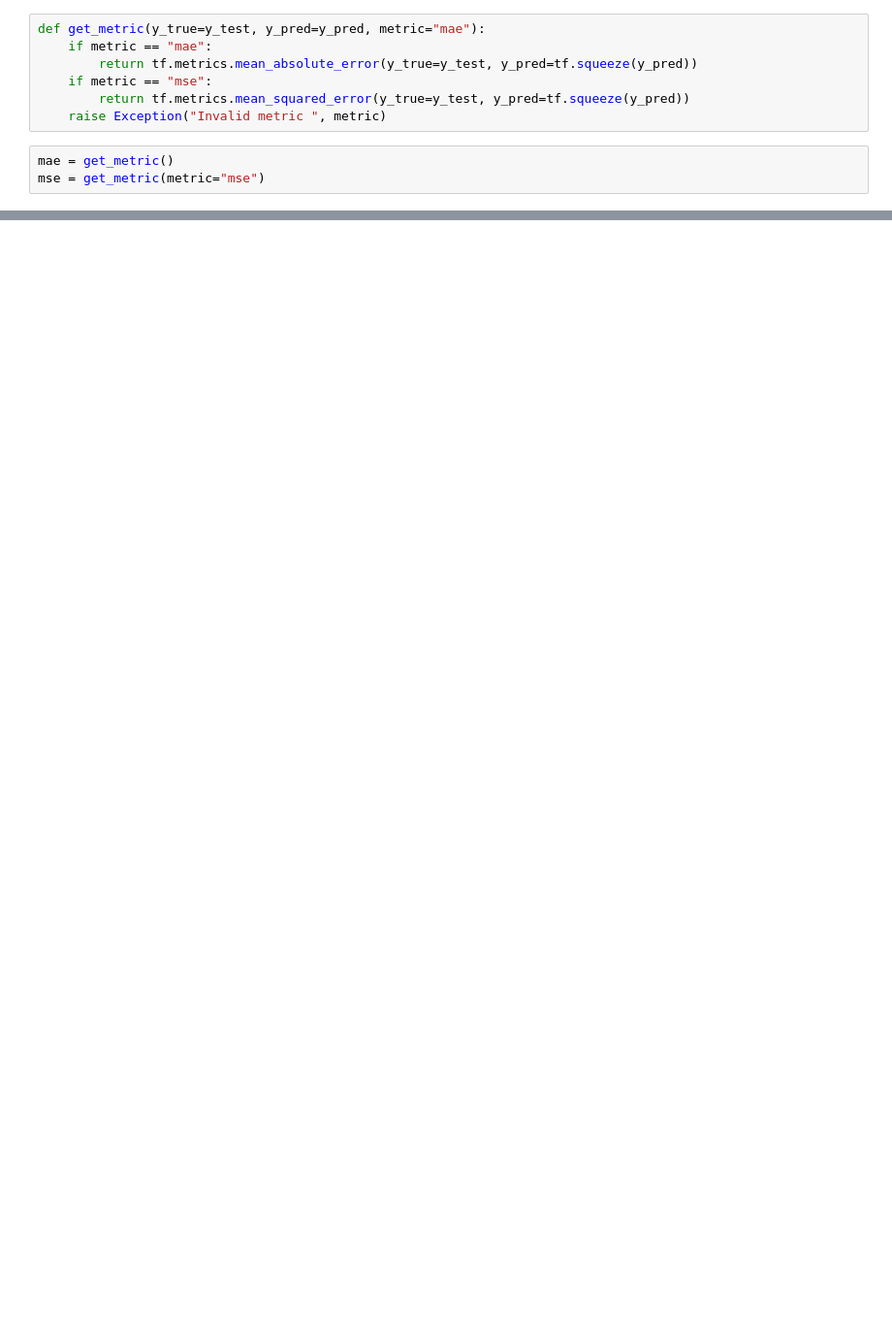
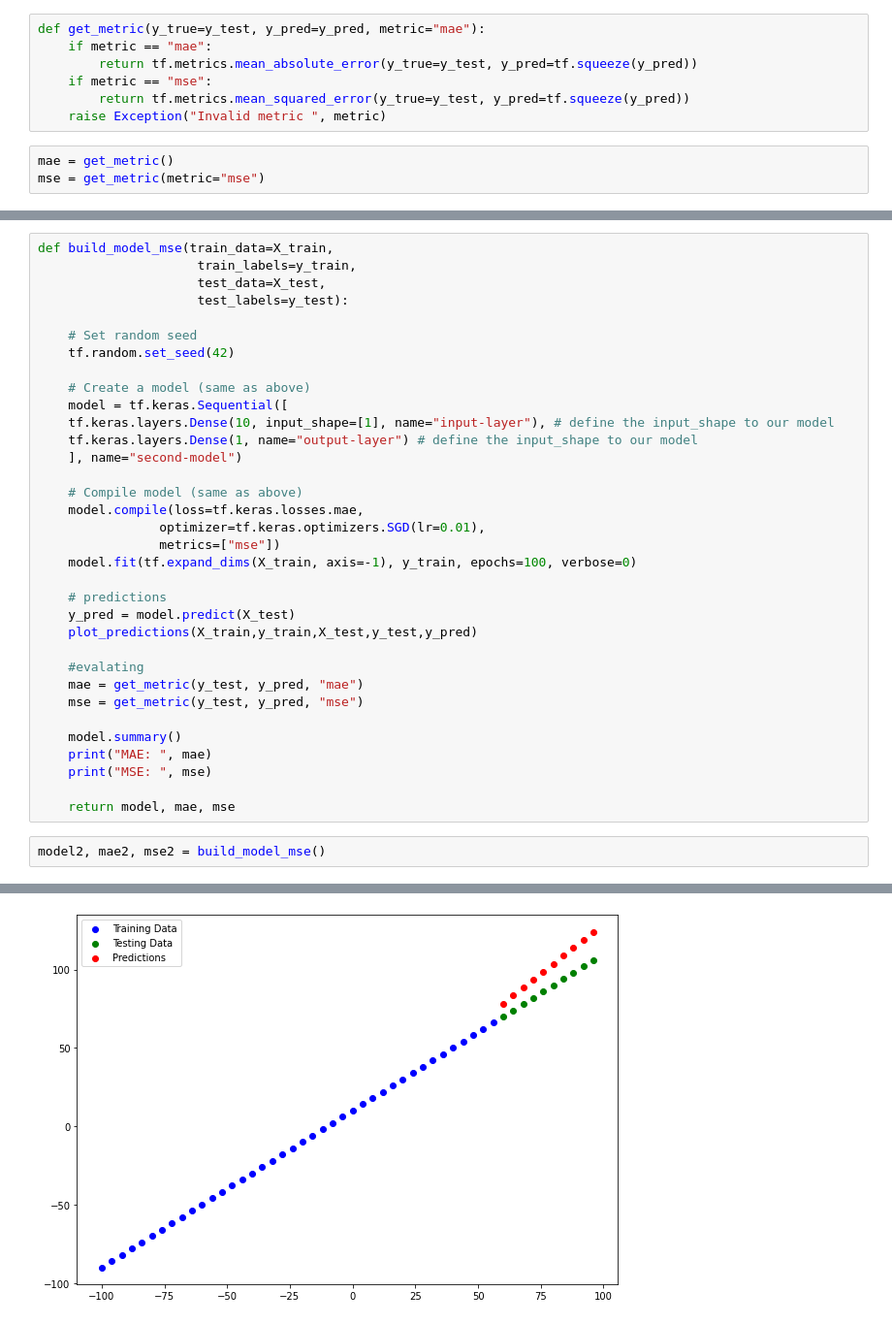
Before and after one commit to juliocnsouzadev/deep-learning, a Jupyter notebook: simple_regression_with_tensorflow.ipynb, the cells around one changed output, grey strips where cells are left out. Shown at 97% size. Saved outputs shown, nothing was run; the diff lists cells and outputs as text; blank space fills up the shorter version.

```diff
--- a/simple_regression_with_tensorflow.ipynb
+++ b/simple_regression_with_tensorflow.ipynb
@@ -264,0 +324,37 @@ mse
+# %%
+def build_model_mse(train_data=X_train,
+                     train_labels=y_train,
+                     test_data=X_test,
+                     test_labels=y_test):
+
+    # Set random seed
+    tf.random.set_seed(42)
+
+    # Create a model (same as above)
+    model = tf.keras.Sequential([
+    tf.keras.layers.Dense(10, input_shape=[1], name="input-layer"), # define the input_shape to our model
+    tf.keras.layers.Dense(1, name="output-layer") # define the input_shape to our model
+    ], name="second-model")
+
+    # Compile model (same as above)
+    model.compile(loss=tf.keras.losses.mae,
+                optimizer=tf.keras.optimizers.SGD(lr=0.01),
+                metrics=["mse"])
+    model.fit(tf.expand_dims(X_train, axis=-1), y_train, epochs=100, verbose=0)
+
+    # predictions
+    y_pred = model.predict(X_test)
+    plot_predictions(X_train,y_train,X_test,y_test,y_pred)
+
+    #evalating
+    mae = get_metric(y_test, y_pred, "mae")
+    mse = get_metric(y_test, y_pred, "mse")
+
+    model.summary()
+    print("MAE: ", mae)
+    print("MSE: ", mse)
+
+    return model, mae, mse
+# %%
+model2, mae2, mse2 = build_model_mse()
+# %% [output]
@@ -264,0 +378 @@ mse
+[figure, added]
```
Also changed, not shown: parts of 16 cells of this notebook.
